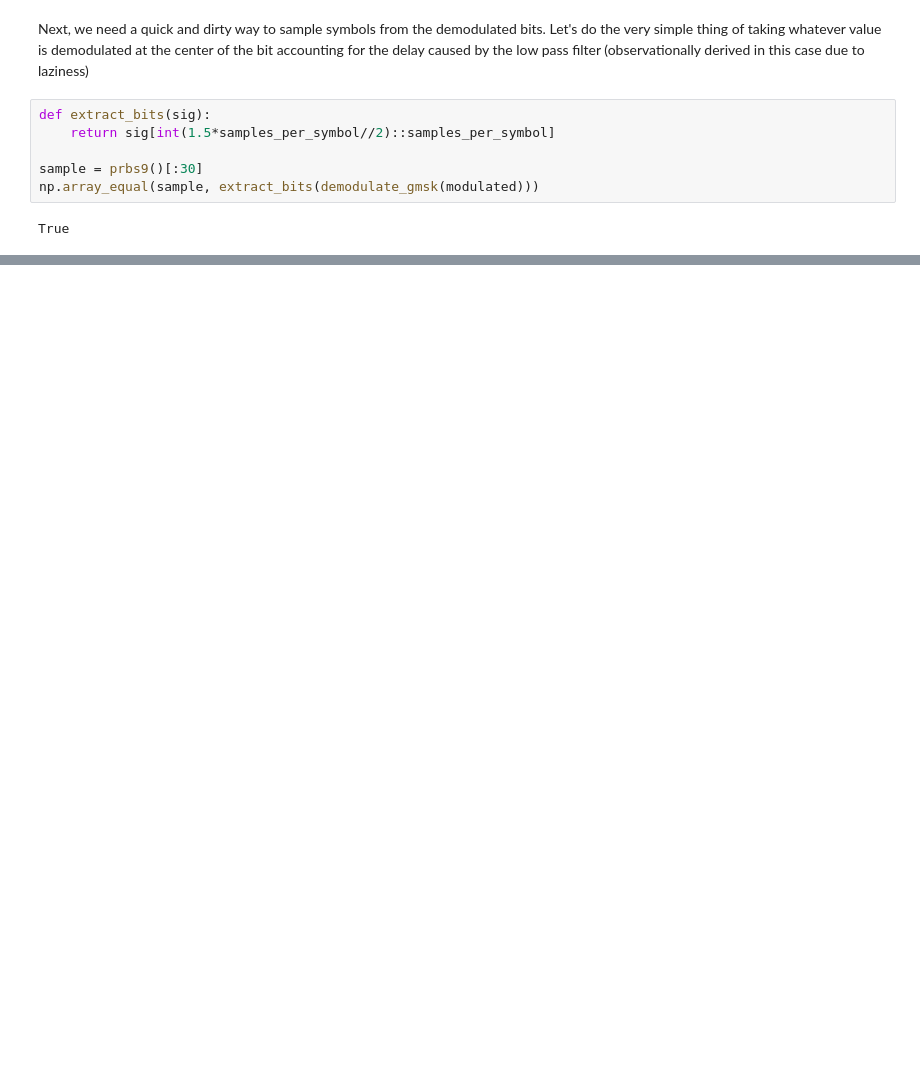
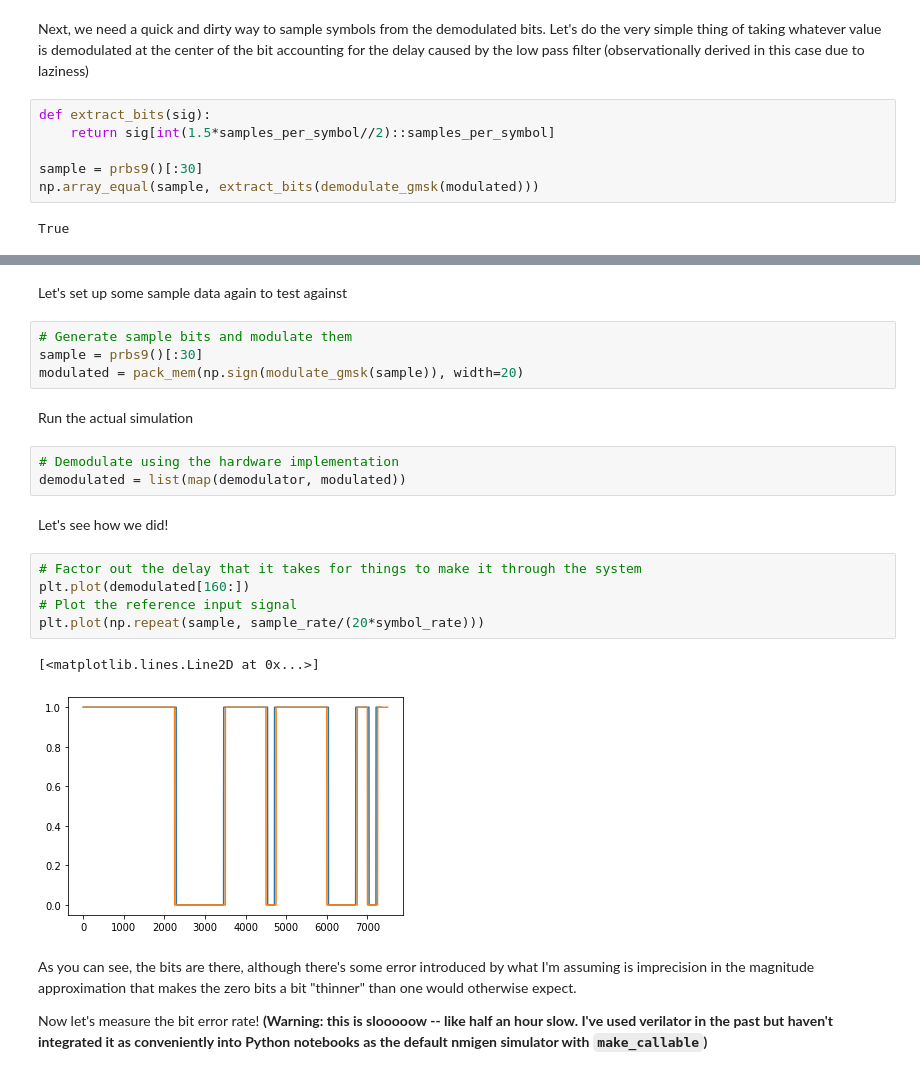
Before and after one commit to newhouseb/onebitbt, a Jupyter notebook: research/Receiver.ipynb, the cells around one changed output, grey strips where cells are left out. Cells and saved outputs as stored; diff of their text form; blank space fills up the shorter version.

```diff
--- a/research/Receiver.ipynb
+++ b/research/Receiver.ipynb
@@ -206,0 +291,25 @@ plt.xscale('log')
+# %% [markdown]
+Let's set up some sample data again to test against
+# %%
+# Generate sample bits and modulate them
+sample = prbs9()[:30]
+modulated = pack_mem(np.sign(modulate_gmsk(sample)), width=20)
+# %% [markdown]
+Run the actual simulation
+# %%
+# Demodulate using the hardware implementation
+demodulated = list(map(demodulator, modulated))
+# %% [markdown]
+Let's see how we did!
+# %%
+# Factor out the delay that it takes for things to make it through the system
+plt.plot(demodulated[160:])
+# Plot the reference input signal
+plt.plot(np.repeat(sample, sample_rate/(20*symbol_rate)))
+# %% [output]
+[<matplotlib.lines.Line2D at 0x...>]
+[figure, added]
+# %% [markdown]
+As you can see, the bits are there, although there's some error introduced by what I'm assuming is imprecision in the magnitude approximation that makes the zero bits a bit "thinner" than one would otherwise expect.
+
+Now let's measure the bit error rate! **(Warning: this is slooooow -- like half an hour slow. I've used verilator in the past but haven't integrated it as conveniently into Python notebooks as the default nmigen simulator with `make_callable`)**
```
Also changed, not shown: parts of 20 cells of this notebook.
